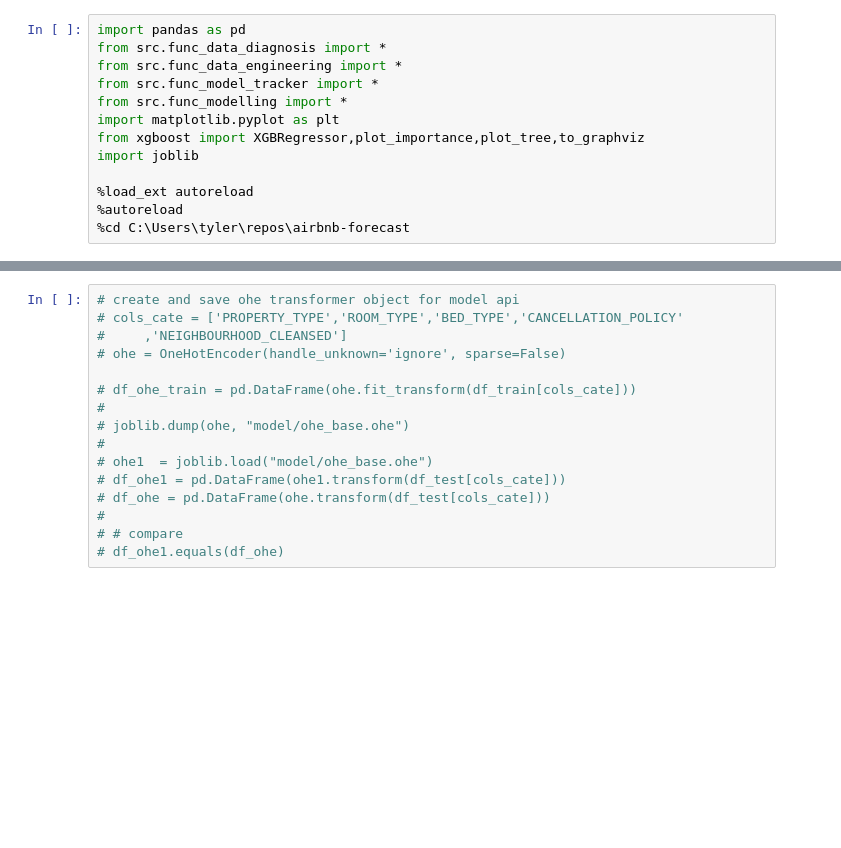
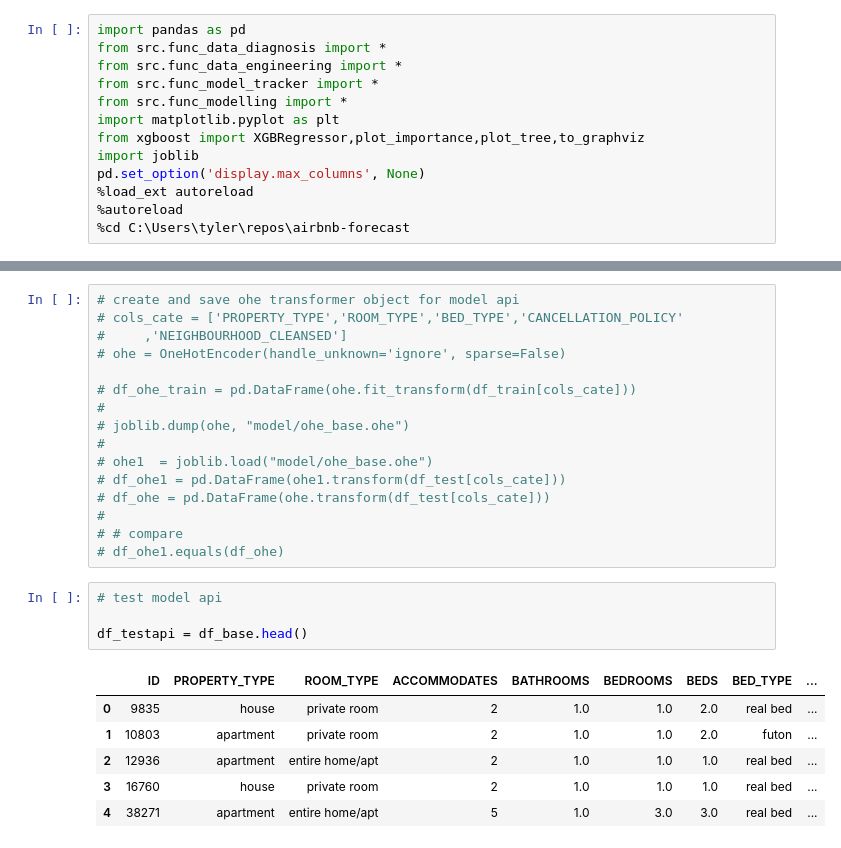
Before and after one commit to tylerxiety/rentalpricing, a Jupyter notebook: playground/nb_regression_model_experiment.ipynb, the cells around one changed output, grey strips where cells are left out. Drawn from its saved outputs; the diff is of its cells as text; blank space fills up the shorter version.

```diff
--- a/playground/nb_regression_model_experiment.ipynb
+++ b/playground/nb_regression_model_experiment.ipynb
@@ -12,7 +12,7 @@ from src.func_modelling import *
 import matplotlib.pyplot as plt
 from xgboost import XGBRegressor,plot_importance,plot_tree,to_graphviz
 import joblib
-
+pd.set_option('display.max_columns', None)
 %load_ext autoreload
 %autoreload
 %cd C:\Users\tyler\repos\airbnb-forecast
@@ -275,3 +275,14 @@ train_time
 #
 # # compare
 # df_ohe1.equals(df_ohe)
+# %%
+# test model api
+
+df_testapi = df_base.head()
+# %% [output]
+|  | ID | PROPERTY_TYPE | ROOM_TYPE | ACCOMMODATES | BATHROOMS | BEDROOMS | BEDS | BED_TYPE | ... |
+| 0 | 9835 | house | private room | 2 | 1.0 | 1.0 | 2.0 | real bed | ... |
+| 1 | 10803 | apartment | private room | 2 | 1.0 | 1.0 | 2.0 | futon | ... |
+| 2 | 12936 | apartment | entire home/apt | 2 | 1.0 | 1.0 | 1.0 | real bed | ... |
+| 3 | 16760 | house | private room | 2 | 1.0 | 1.0 | 1.0 | real bed | ... |
+| 4 | 38271 | apartment | entire home/apt | 5 | 1.0 | 3.0 | 3.0 | real bed | ... |
```
Also changed, not shown: parts of 5 cells of this notebook, 5 other files.
